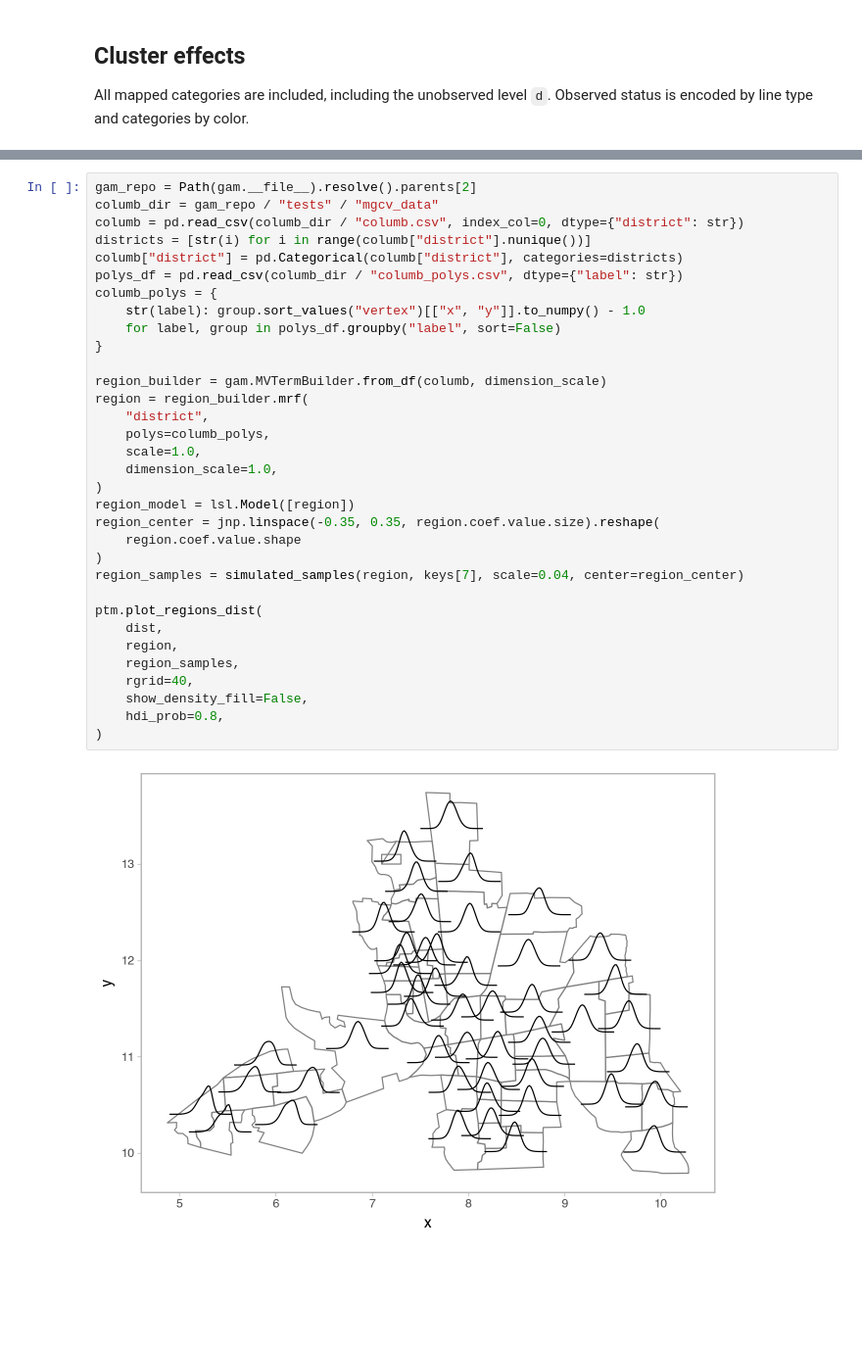
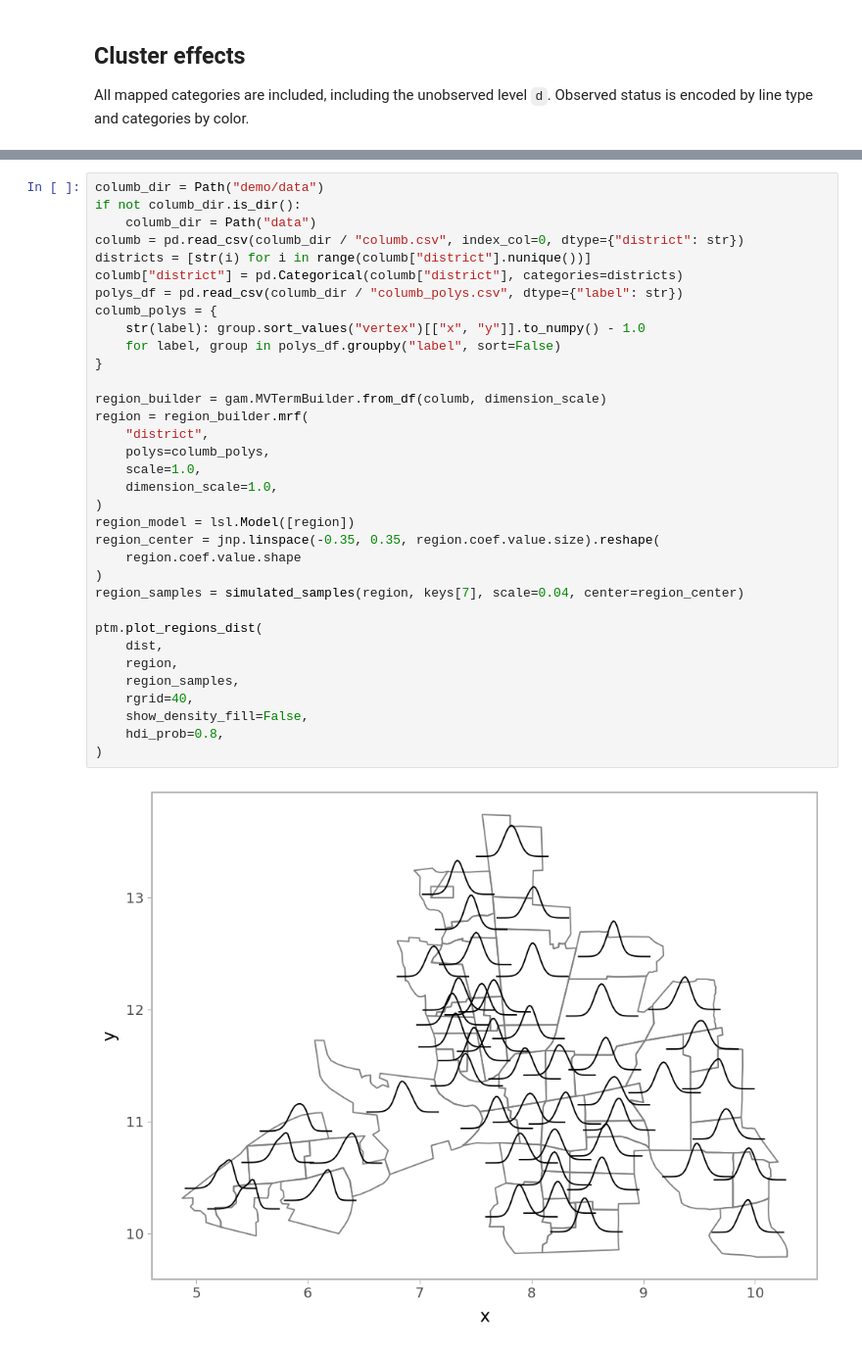
Before and after one commit to liesel-devs/liesel-ptm, a Jupyter notebook: demo/term-distribution-plots.ipynb, the cells around one changed output, grey strips where cells are left out. Shown at 98% size. Saved outputs shown, nothing was run; the diff lists cells and outputs as text; blank space fills up the shorter version.

```diff
--- a/demo/term-distribution-plots.ipynb
+++ b/demo/term-distribution-plots.ipynb
@@ -292,35 +314,36 @@ This example uses the actual Columbus polygon dataframe included in the liesel_g
 # %%
-gam_repo = Path(gam.__file__).resolve().parents[2]
-columb_dir = gam_repo / "tests" / "mgcv_data"
+columb_dir = Path("demo/data")
+if not columb_dir.is_dir():
+    columb_dir = Path("data")
 columb = pd.read_csv(columb_dir / "columb.csv", index_col=0, dtype={"district": str})
 districts = [str(i) for i in range(columb["district"].nunique())]
 columb["district"] = pd.Categorical(columb["district"], categories=districts)
 polys_df = pd.read_csv(columb_dir / "columb_polys.csv", dtype={"label": str})
 columb_polys = {
     str(label): group.sort_values("vertex")[["x", "y"]].to_numpy() - 1.0
     for label, group in polys_df.groupby("label", sort=False)
 }
 
 region_builder = gam.MVTermBuilder.from_df(columb, dimension_scale)
 region = region_builder.mrf(
     "district",
     polys=columb_polys,
     scale=1.0,
     dimension_scale=1.0,
 )
 region_model = lsl.Model([region])
 region_center = jnp.linspace(-0.35, 0.35, region.coef.value.size).reshape(
     region.coef.value.shape
 )
 region_samples = simulated_samples(region, keys[7], scale=0.04, center=region_center)
 
 ptm.plot_regions_dist(
     dist,
     region,
     region_samples,
     rgrid=40,
     show_density_fill=False,
     hdi_prob=0.8,
 )
 # %% [output]
-[figure, old version]
+[figure, new version]
```
Also changed, not shown: parts of 7 cells of this notebook, 3 other files.
